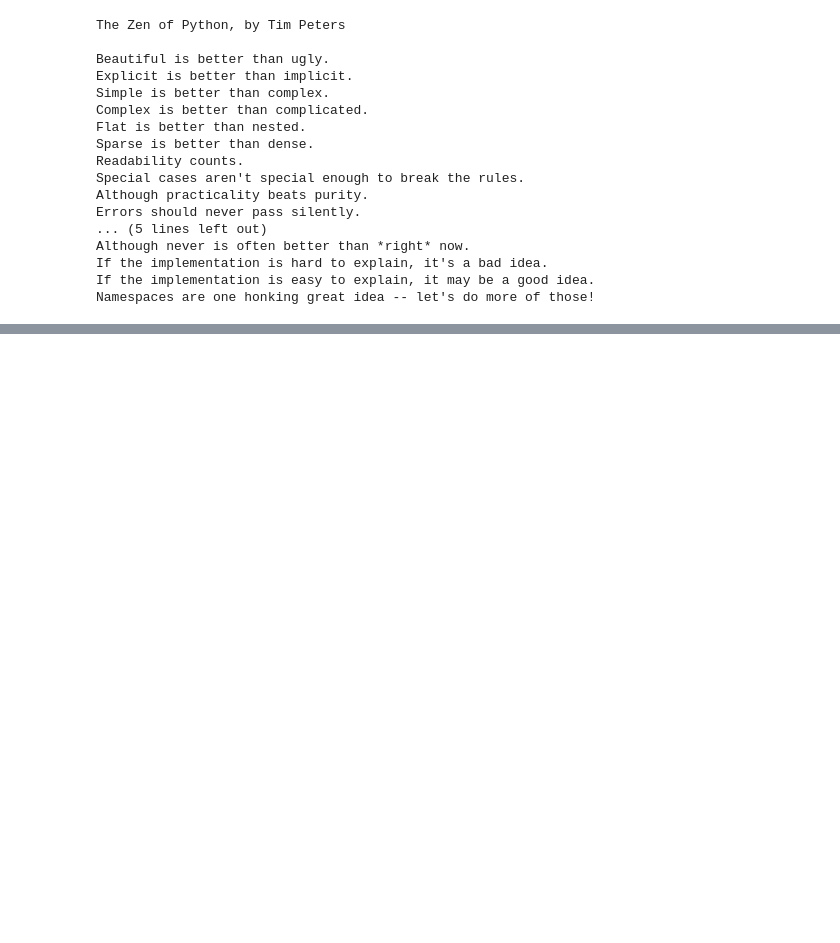
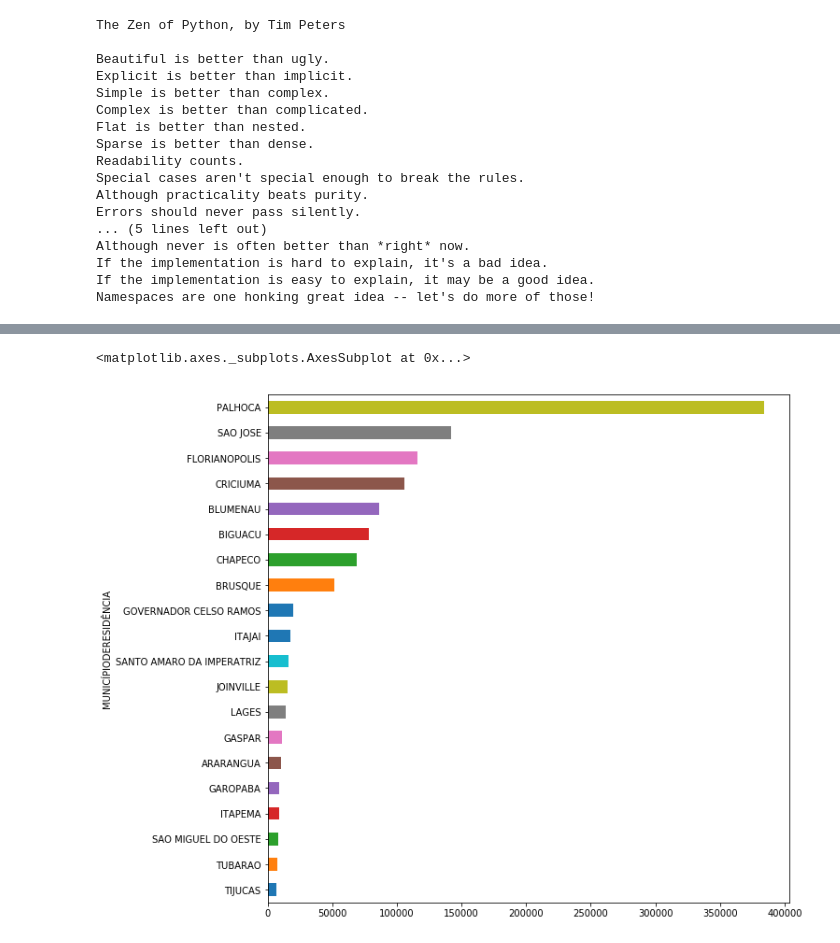
Before and after one commit to liliarc96/Analise_Dados_Publicos_Pandas, a Jupyter notebook: Curso de Análise de Dados Públicos.ipynb, the cells around one changed output, grey strips where cells are left out. Cells and saved outputs as stored; diff of their text form; code cells hidden in the pictures; blank space fills up the shorter version.

```diff
--- a/Curso de Análise de Dados Públicos.ipynb
+++ b/Curso de Análise de Dados Públicos.ipynb
@@ -394,0 +472,5 @@ Namespaces are one honking great idea -- let's do more of those!
+# %%
+df.groupby('MUNICÍPIODERESIDÊNCIA').size().sort_values().tail(20).plot(kind='barh', figsize=(10,10))
+# %% [output]
+<matplotlib.axes._subplots.AxesSubplot at 0x...>
+[figure, added]
```
Also changed, not shown: parts of 21 cells of this notebook.
